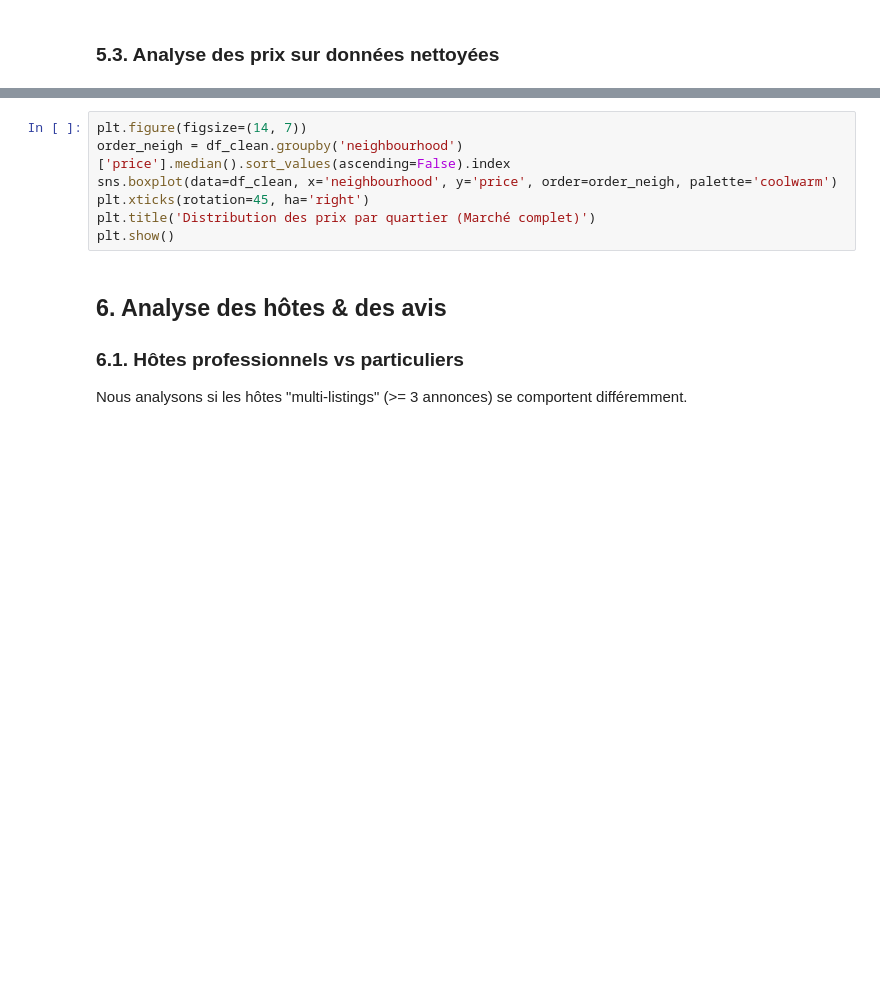
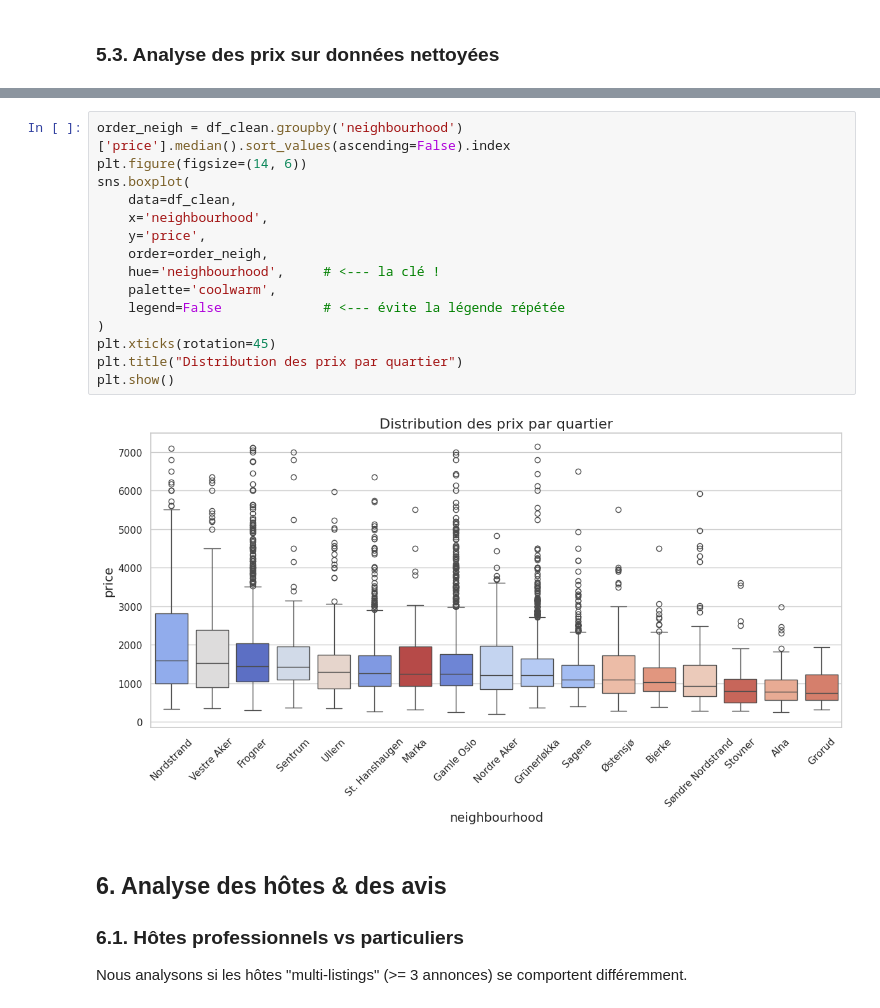
Before and after one commit to PercyaDJ/dossier-iae, a Jupyter notebook: oslo_airbnb_EDA.ipynb, the cells around one changed output, grey strips where cells are left out. Drawn from its saved outputs; the diff is of its cells as text; blank space fills up the shorter version.

```diff
--- a/oslo_airbnb_EDA.ipynb
+++ b/oslo_airbnb_EDA.ipynb
@@ -146,10 +213,20 @@ plt.show()
 # %%
-plt.figure(figsize=(14, 7))
 order_neigh = df_clean.groupby('neighbourhood')['price'].median().sort_values(ascending=False).index
-sns.boxplot(data=df_clean, x='neighbourhood', y='price', order=order_neigh, palette='coolwarm')
-plt.xticks(rotation=45, ha='right')
-plt.title('Distribution des prix par quartier (Marché complet)')
+plt.figure(figsize=(14, 6))
+sns.boxplot(
+    data=df_clean,
+    x='neighbourhood',
+    y='price',
+    order=order_neigh,
+    hue='neighbourhood',     # <--- la clé !
+    palette='coolwarm',
+    legend=False             # <--- évite la légende répétée
+)
+plt.xticks(rotation=45)
+plt.title("Distribution des prix par quartier")
 plt.show()
+# %% [output]
+[figure, added]
 # %% [markdown]
 ## 6. Analyse des hôtes & des avis
 ### 6.1. Hôtes professionnels vs particuliers
```
Also changed, not shown: parts of 25 cells of this notebook.
